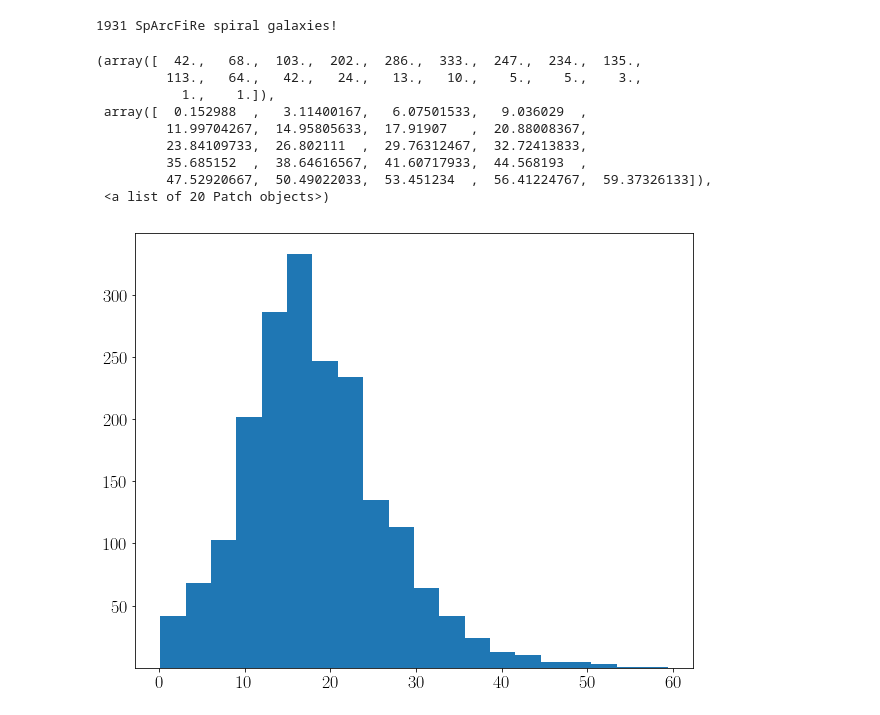
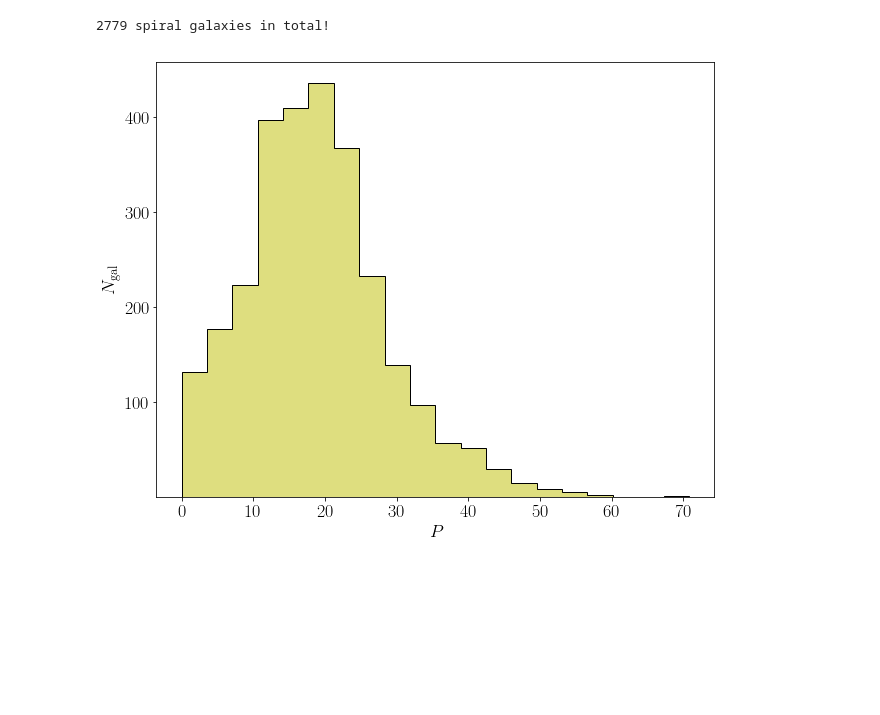
Before and after one commit to RossHart/sparcfire, a Jupyter notebook: m_vs_P.ipynb, the cells around one changed output. Drawn from its saved outputs; the diff is of its cells as text; code cells hidden in the pictures; blank space fills up the shorter version.

```diff
--- a/m_vs_P.ipynb
+++ b/m_vs_P.ipynb
@@ -60,35 +23,30 @@ gz2_statistics.write('gz2_statistics.fits',overwrite=True)
+# %%
+sparcfire_samples = Table.read('../fits/sparcfire/sparcfire_samples.fits')
+sparcfire = Table.read('../fits/sparcfire/pitch_angles.fits')
+
+ok_P = sparcfire['P'] > 0
+
+spiral_sample = np.all([sparcfire_samples['in_sparcfire'],sparcfire_samples['axial_ok'],
+                        sparcfire_samples['in_mass_limit'],sparcfire_samples['in_spiral'],
+                        ok_P],axis=0)
+
+print('{} spiral galaxies in total!'.format(spiral_sample.sum()))
+# %% [output]
+2779 spiral galaxies in total!
 # %%
 # Load the individual arc metadata if needed:
 L_meta = np.load('../fits/sparcfire/np_metadata/L.npy')
 N_meta = np.load('../fits/sparcfire/np_metadata/N_wtd_avg_start.npy')
 P_meta = np.load('../fits/sparcfire/np_metadata/P.npy')
-# %%
-# Create the sample masks:
-
-in_mass_limit = mendel_masses['in_mass_limit']
-in_sparcfire = sparcfire['P'] > 0
-in_spiral = np.all([samples['in_spiral'],samples['axial_ok'],samples['unbarred']],
-                   axis=0)
-
-sparcfire_spirals = np.all([in_mass_limit,in_sparcfire,in_spiral],
-                           axis=0)
-
-print('{} SpArcFiRe spiral galaxies!'.format(sparcfire_spirals.sum()))
-# %% [output]
-1931 SpArcFiRe spiral galaxies!
-# %%
-plt.hist(sparcfire['P'][sparcfire_spirals],bins=20)
-# %% [output]
-(array([  42.,   68.,  103.,  202.,  286.,  333.,  247.,  234.,  135.,
-         113.,   64.,   42.,   24.,   13.,   10.,    5.,    5.,    3.,
-           1.,    1.]),
- array([  0.152988  ,   3.11400167,   6.07501533,   9.036029  ,
-         11.99704267,  14.95805633,  17.91907   ,  20.88008367,
-         23.84109733,  26.802111  ,  29.76312467,  32.72413833,
-         35.685152  ,  38.64616567,  41.60717933,  44.568193  ,
-         47.52920667,  50.49022033,  53.451234  ,  56.41224767,  59.37326133]),
- <a list of 20 Patch objects>)
-[figure, removed]
+# %%
+_ = plt.hist(sparcfire['P'][spiral_sample],bins=20,
+             color='y',alpha=0.5)
+_ = plt.hist(sparcfire['P'][spiral_sample],bins=20,
+             histtype='step',color='k',lw=1)
+_ = plt.xlabel('$P$')
+_ = plt.ylabel('$N_\mathrm{gal}$')
+# %% [output]
+[figure, added]
 # %%
 # First basic plot: how does P vary with m?
 from xy_plots import x_vs_y
```
Also changed, not shown: parts of 6 cells of this notebook, 1 other file.
